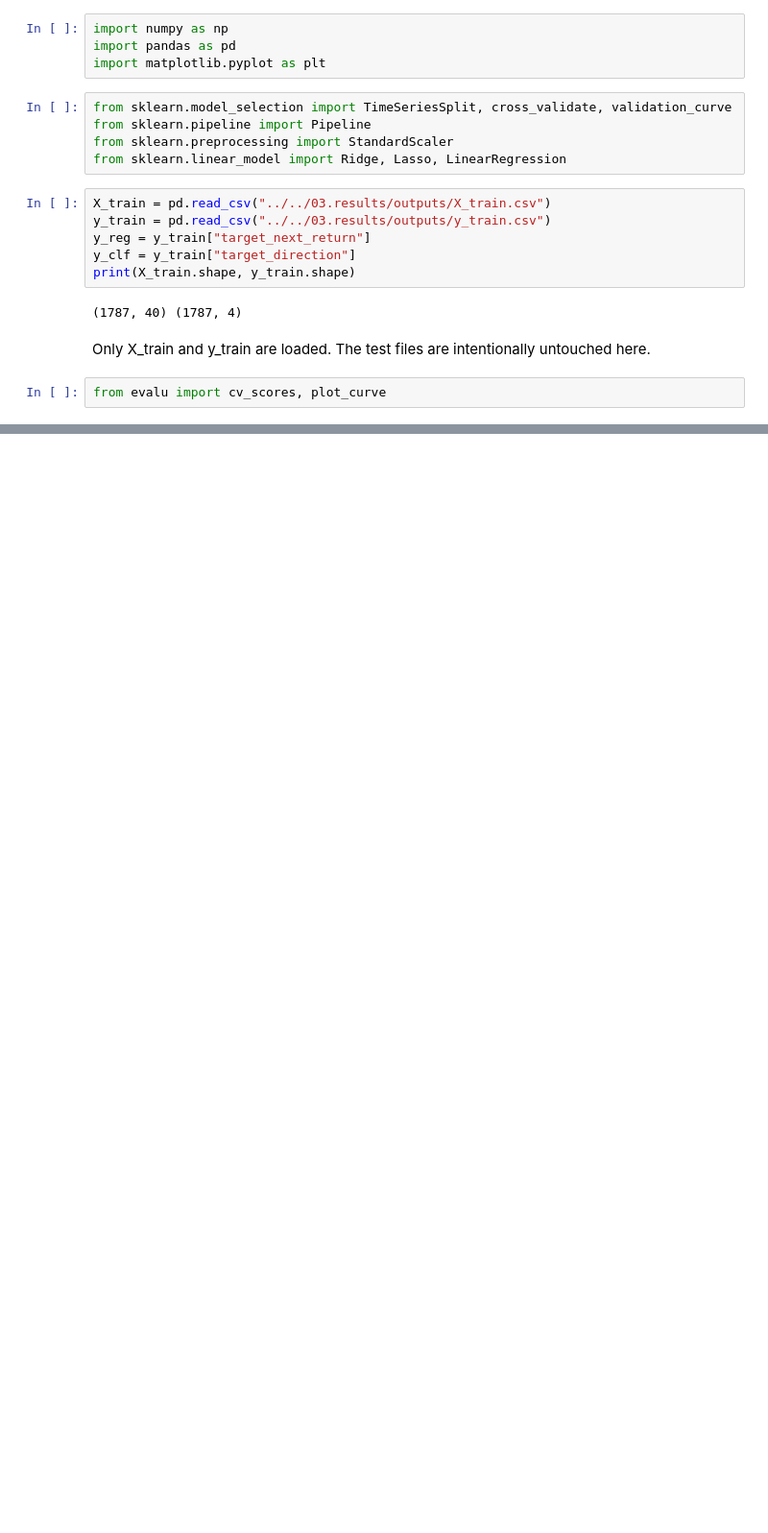
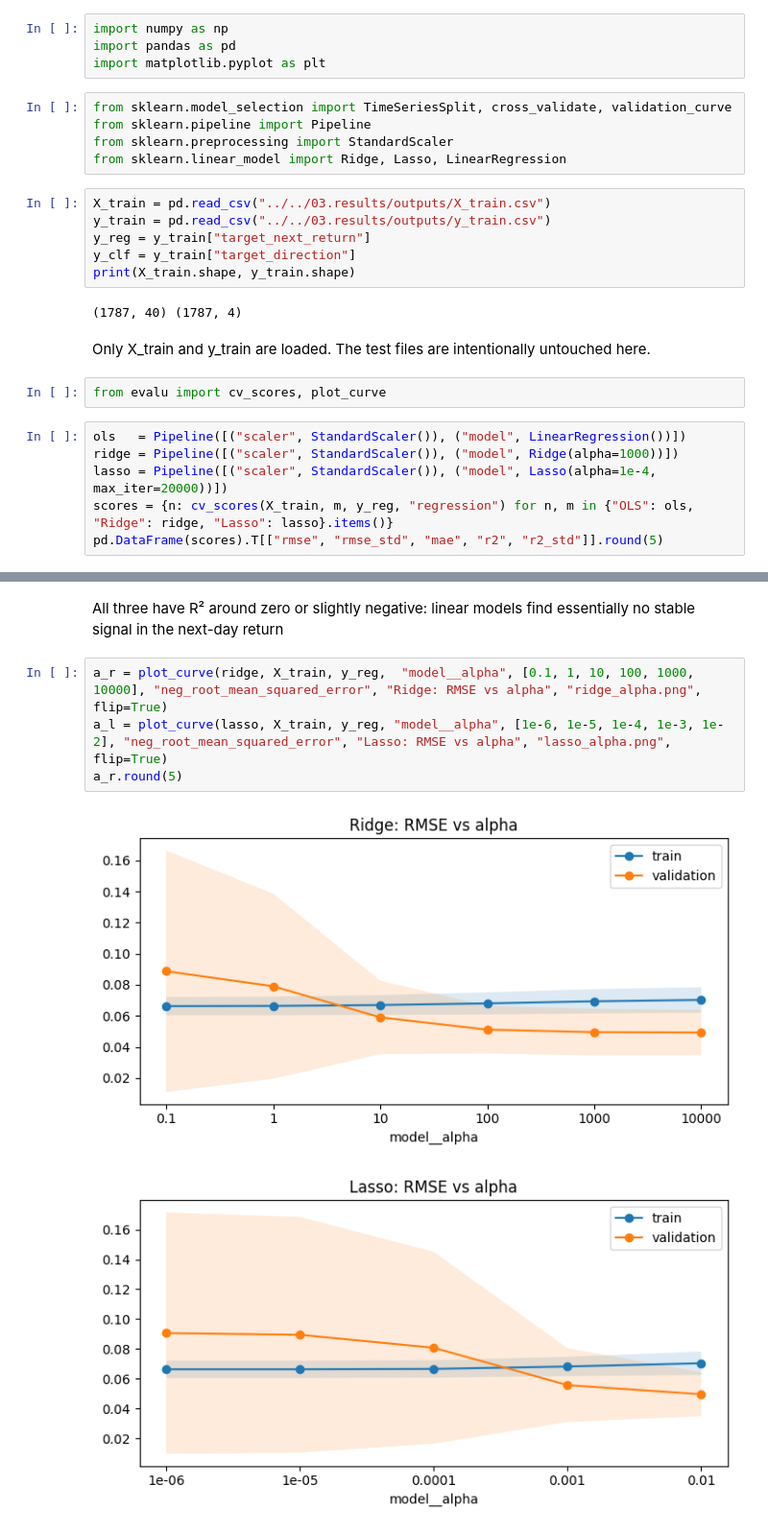
Before and after one commit to FaijAhamed-ML/ATOM-USDT-CRYPTOCURRENCY-ML-MODEL-PREDICTION, a Jupyter notebook: 02.notebook/03.model_Selection/04.ridge_and_lasso_regression.ipynb, the cells around one changed output, grey strips where cells are left out. Shown at 96% size. Drawn from its saved outputs; the diff is of its cells as text; blank space fills up the shorter version.

Commit message:
add works in ridge_and_lasso_regression

```diff
--- a/02.notebook/03.model_Selection/04.ridge_and_lasso_regression.ipynb
+++ b/02.notebook/03.model_Selection/04.ridge_and_lasso_regression.ipynb
@@ -19,3 +19,9 @@ print(X_train.shape, y_train.shape)
 Only X_train and y_train are loaded. The test files are intentionally untouched here.
 # %%
 from evalu import cv_scores, plot_curve
+# %%
+ols   = Pipeline([("scaler", StandardScaler()), ("model", LinearRegression())])
+ridge = Pipeline([("scaler", StandardScaler()), ("model", Ridge(alpha=1000))])
+lasso = Pipeline([("scaler", StandardScaler()), ("model", Lasso(alpha=1e-4, max_iter=20000))])
+scores = {n: cv_scores(X_train, m, y_reg, "regression") for n, m in {"OLS": ols, "Ridge": ridge, "Lasso": lasso}.items()}
+pd.DataFrame(scores).T[["rmse", "rmse_std", "mae", "r2", "r2_std"]].round(5)
@@ -21,0 +33,9 @@ from evalu import cv_scores, plot_curve
+# %% [markdown]
+All three have R² around zero or slightly negative: linear models find essentially no stable signal in the next-day return
+# %%
+a_r = plot_curve(ridge, X_train, y_reg,  "model__alpha", [0.1, 1, 10, 100, 1000, 10000], "neg_root_mean_squared_error", "Ridge: RMSE vs alpha", "ridge_alpha.png", flip=True)
+a_l = plot_curve(lasso, X_train, y_reg, "model__alpha", [1e-6, 1e-5, 1e-4, 1e-3, 1e-2], "neg_root_mean_squared_error", "Lasso: RMSE vs alpha", "lasso_alpha.png", flip=True)
+a_r.round(5)
+# %% [output]
+[figure, added]
+[figure, added]
```
Also changed, not shown: parts of 5 cells of this notebook, 5 other files.
